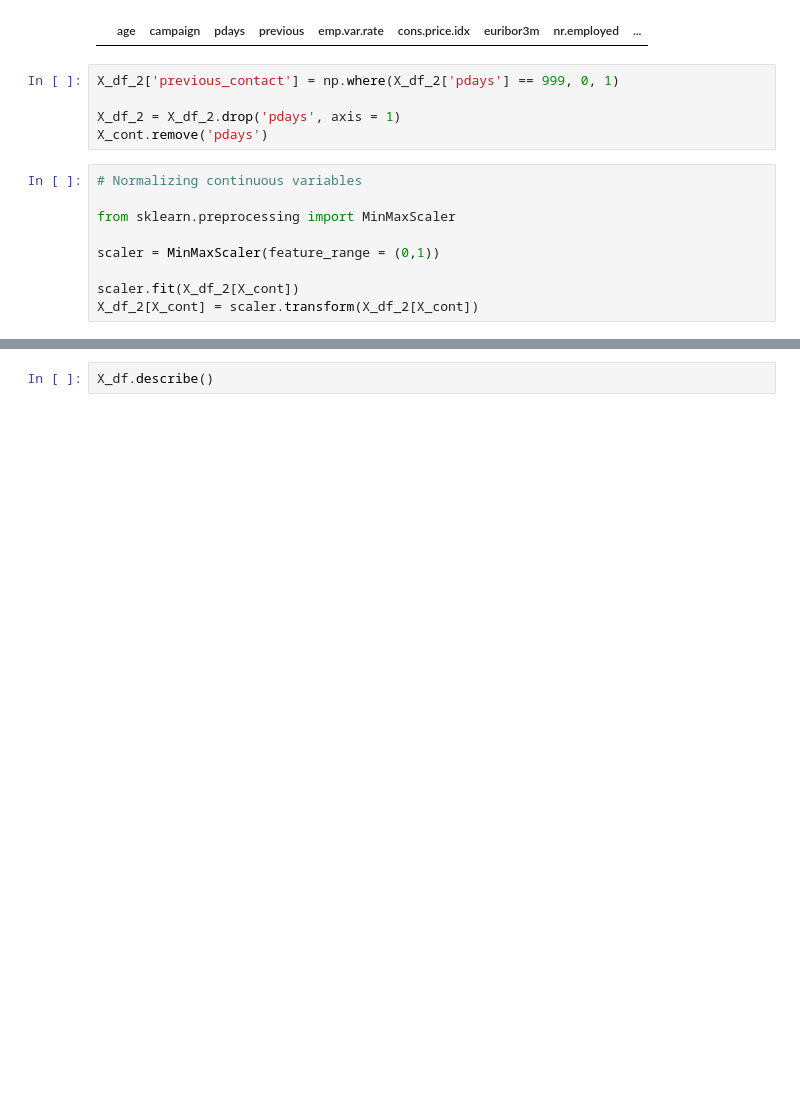
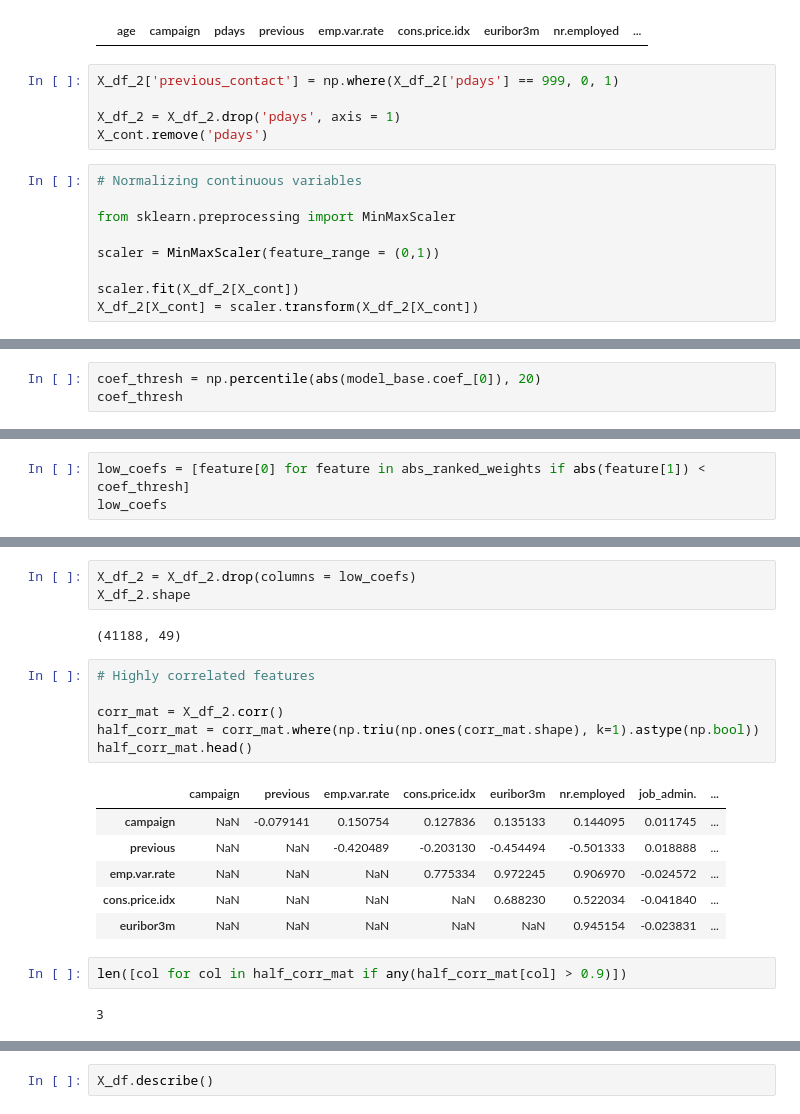
Before and after one commit to finnqiao/bank-logistic, a Jupyter notebook: bank-logistic-v1.ipynb, the cells around one changed output, grey strips where cells are left out. Drawn from its saved outputs; the diff is of its cells as text; blank space fills up the shorter version.

```diff
--- a/bank-logistic-v1.ipynb
+++ b/bank-logistic-v1.ipynb
@@ -258,0 +242,3 @@ X_df_2.head()
+# %%
+coef_thresh = np.percentile(abs(model_base.coef_[0]), 20)
+coef_thresh
@@ -258,0 +247,3 @@ X_df_2.head()
+# %%
+low_coefs = [feature[0] for feature in abs_ranked_weights if abs(feature[1]) < coef_thresh]
+low_coefs
@@ -259,3 +263,25 @@ X_df_2.head()
+# %%
+X_df_2 = X_df_2.drop(columns = low_coefs)
+X_df_2.shape
+# %% [output]
+(41188, 49)
+# %%
+# Highly correlated features
+
+corr_mat = X_df_2.corr()
+half_corr_mat = corr_mat.where(np.triu(np.ones(corr_mat.shape), k=1).astype(np.bool))
+half_corr_mat.head()
+# %% [output]
+|  | campaign | previous | emp.var.rate | cons.price.idx | euribor3m | nr.employed | job_admin. | ... |
+| campaign | NaN | -0.079141 | 0.150754 | 0.127836 | 0.135133 | 0.144095 | 0.011745 | ... |
+| previous | NaN | NaN | -0.420489 | -0.203130 | -0.454494 | -0.501333 | 0.018888 | ... |
+| emp.var.rate | NaN | NaN | NaN | 0.775334 | 0.972245 | 0.906970 | -0.024572 | ... |
+| cons.price.idx | NaN | NaN | NaN | NaN | 0.688230 | 0.522034 | -0.041840 | ... |
+| euribor3m | NaN | NaN | NaN | NaN | NaN | 0.945154 | -0.023831 | ... |
+# %%
+len([col for col in half_corr_mat if any(half_corr_mat[col] > 0.9)])
+# %% [output]
+3
 # %%
 X_train, X_test, y_train, y_test = train_test_split(X_df_2, y, test_size = 0.3, random_state = 10)
 X_train.shape, X_test.shape, y_train.shape, y_test.shape
```
Also changed, not shown: parts of 15 cells of this notebook, 1 other file.
